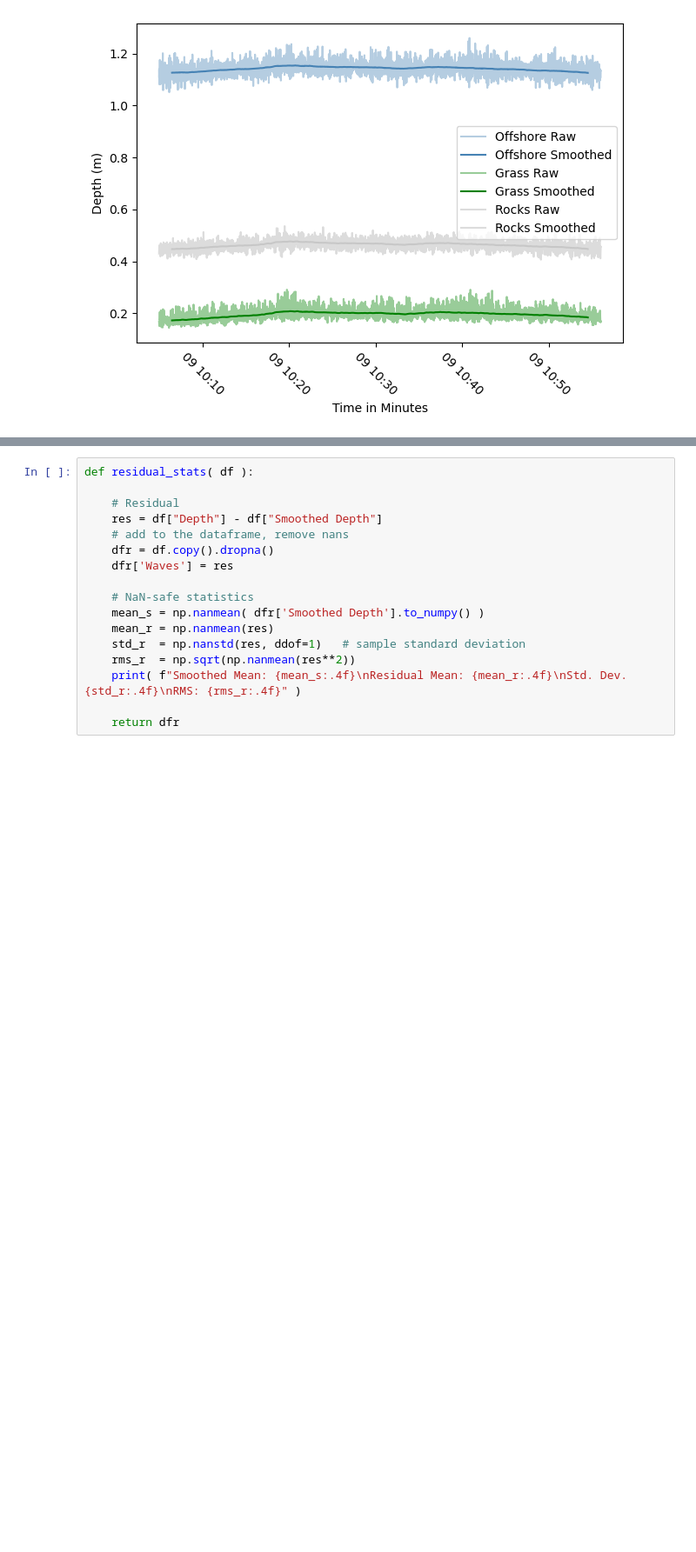
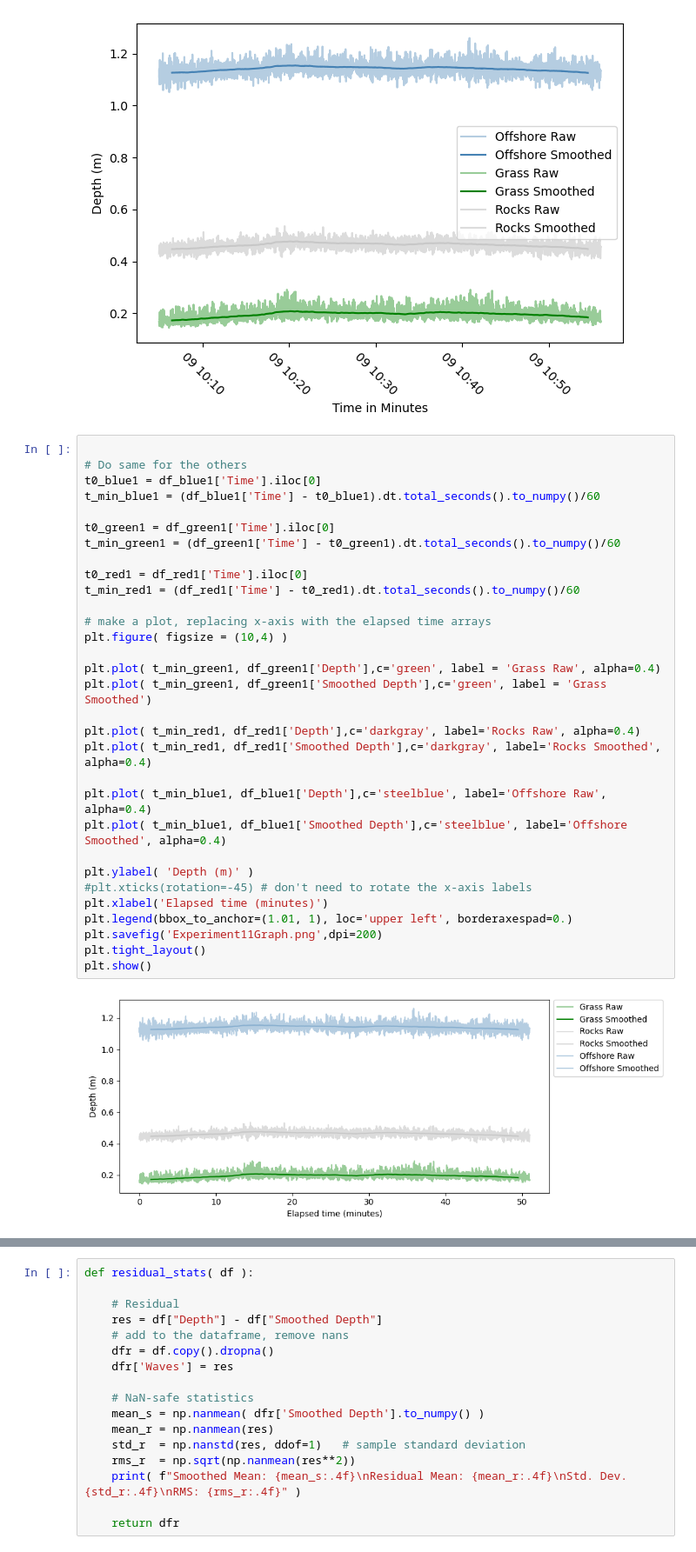
Before and after one commit to sofa927/Science-Fair, a Jupyter notebook: CopySophiaDataPlots-Copy1.ipynb, the cells around one changed output, grey strips where cells are left out. Shown at 87% size. Saved outputs shown, nothing was run; the diff lists cells and outputs as text; blank space fills up the shorter version.

```diff
--- a/CopySophiaDataPlots-Copy1.ipynb
+++ b/CopySophiaDataPlots-Copy1.ipynb
@@ -153,6 +153,39 @@ plt.savefig('Experiment1Graph.png',dpi=200)
 plt.show()
 # %% [output]
 [figure]
+# %%
+
+# Do same for the others
+t0_blue1 = df_blue1['Time'].iloc[0]
+t_min_blue1 = (df_blue1['Time'] - t0_blue1).dt.total_seconds().to_numpy()/60
+
+t0_green1 = df_green1['Time'].iloc[0]
+t_min_green1 = (df_green1['Time'] - t0_green1).dt.total_seconds().to_numpy()/60
+
+t0_red1 = df_red1['Time'].iloc[0]
+t_min_red1 = (df_red1['Time'] - t0_red1).dt.total_seconds().to_numpy()/60
+
+# make a plot, replacing x-axis with the elapsed time arrays
+plt.figure( figsize = (10,4) )
+
+plt.plot( t_min_green1, df_green1['Depth'],c='green', label = 'Grass Raw', alpha=0.4)
+plt.plot( t_min_green1, df_green1['Smoothed Depth'],c='green', label = 'Grass Smoothed')
+
+plt.plot( t_min_red1, df_red1['Depth'],c='darkgray', label='Rocks Raw', alpha=0.4)
+plt.plot( t_min_red1, df_red1['Smoothed Depth'],c='darkgray', label='Rocks Smoothed', alpha=0.4)
+
+plt.plot( t_min_blue1, df_blue1['Depth'],c='steelblue', label='Offshore Raw', alpha=0.4)
+plt.plot( t_min_blue1, df_blue1['Smoothed Depth'],c='steelblue', label='Offshore Smoothed', alpha=0.4)
+
+plt.ylabel( 'Depth (m)' )
+#plt.xticks(rotation=-45) # don't need to rotate the x-axis labels
+plt.xlabel('Elapsed time (minutes)')
+plt.legend(bbox_to_anchor=(1.01, 1), loc='upper left', borderaxespad=0.)
+plt.savefig('Experiment11Graph.png',dpi=200)
+plt.tight_layout()
+plt.show()
+# %% [output]
+[figure, added]
 # %%
 # Define time bounds - second location
 start_time = "2025-11-09 11:05:00"
```
Also changed, not shown: parts of 7 cells of this notebook.
